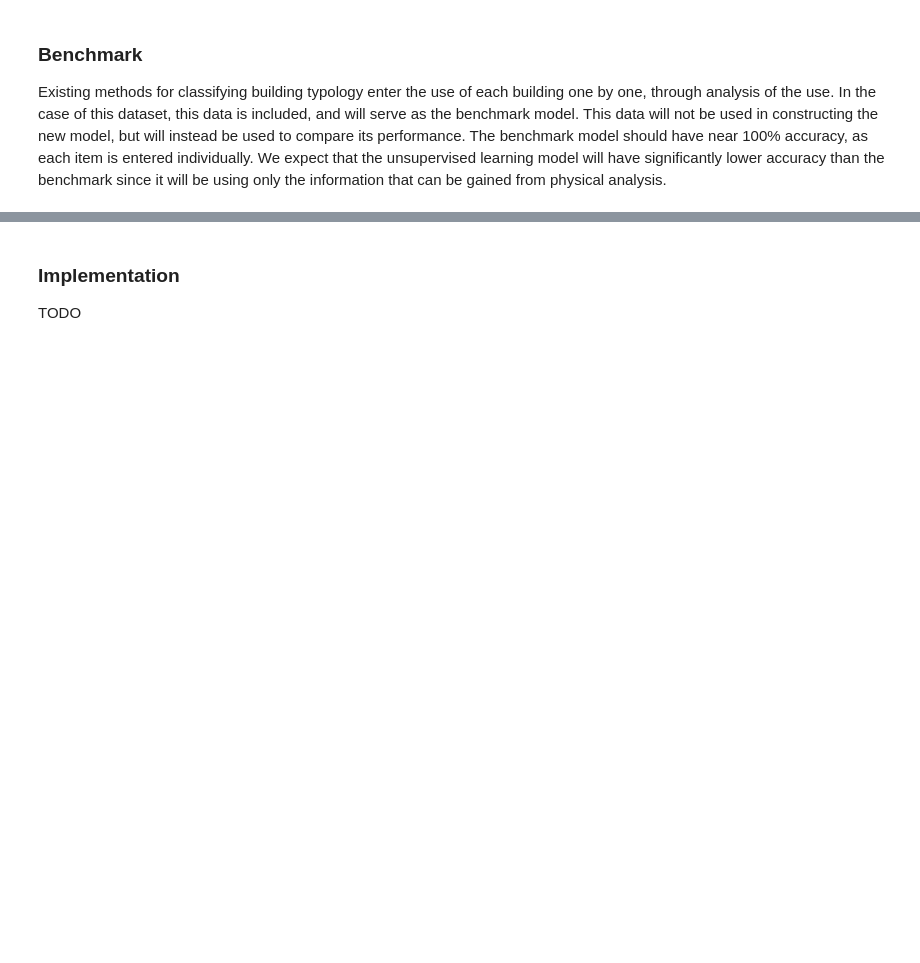
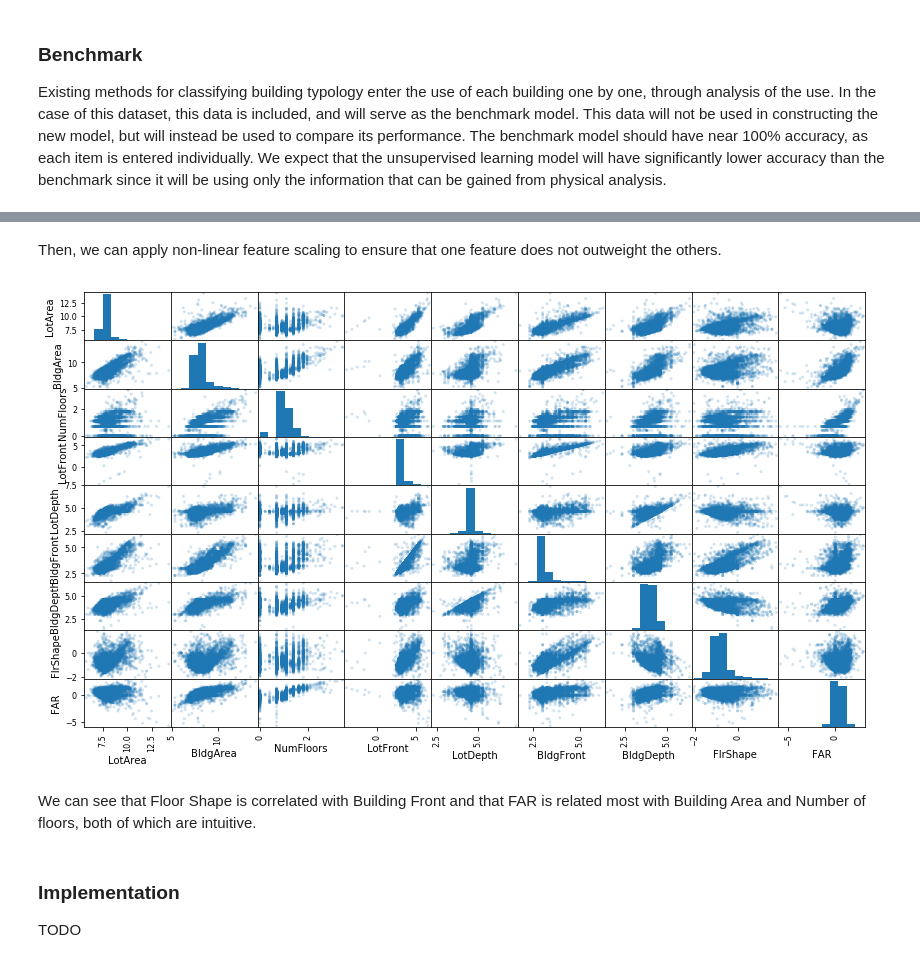
Before and after one commit to jperaino/MLND_Capstone, a Jupyter notebook: Capstone_Report.ipynb, the cells around one changed output, grey strips where cells are left out. Drawn from its saved outputs; the diff is of its cells as text; code cells hidden in the pictures; blank space fills up the shorter version.

```diff
--- a/Capstone_Report.ipynb
+++ b/Capstone_Report.ipynb
@@ -183,3 +208,21 @@ TODO
+# %%
+dataReduced['FlrShape'] = dataReduced.BldgFront / dataReduced.BldgDepth
+dataReduced['FAR'] = dataReduced.BldgArea / dataReduced.LotArea
+# %% [markdown]
+Then, we can apply non-linear feature scaling to ensure that one feature does not outweight the others.
+# %%
+# Scale the reduced data using the natural logarithm
+log_data = np.log(dataReduced)
+
+# Scale the sample data using the natural logarithm
+log_samples = np.log(samples)
+
+# Produce a scatter matrix for each pair of newly-transformed features
+pd.plotting.scatter_matrix(log_data, alpha = 0.2, figsize = (14,8));
+# %% [output]
+[figure, added]
+# %% [markdown]
+We can see that Floor Shape is correlated with Building Front and that FAR is related most with Building Area and Number of floors, both of which are intuitive.
 # %% [markdown]
 ### Implementation
 
```
Also changed, not shown: parts of 15 cells of this notebook.
